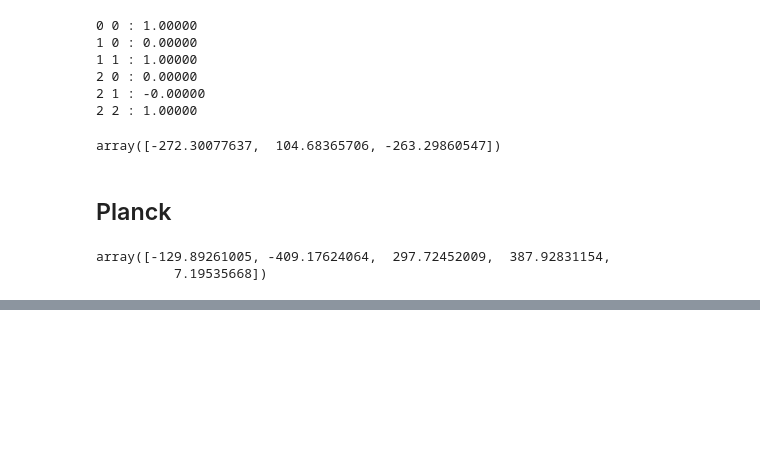
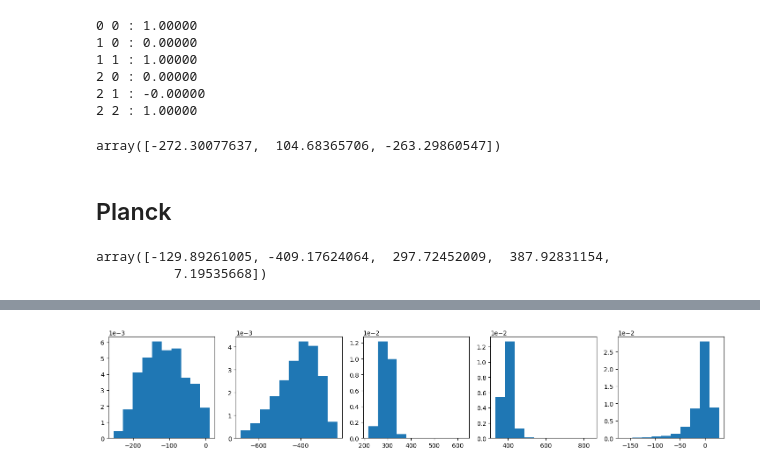
Before and after one commit to Harry45/emuplanck, a Jupyter notebook: playground.ipynb, the cells around one changed output, grey strips where cells are left out. Drawn from its saved outputs; the diff is of its cells as text; code cells hidden in the pictures; blank space fills up the shorter version.

```diff
--- a/playground.ipynb
+++ b/playground.ipynb
@@ -1326,7 +1353,0 @@ def inverse_transform(point, power_transformer):
-# %%
-points_trans = []
-transformers = []
-for i in range(5):
-    points, transformer = forward_transform(moped_coeffs[:,i])
-    transformers.append(transformer)
-    points_trans.append(points)
@@ -1352,0 +1366,9 @@ plt.show()
+# %%
+plt.figure(figsize = (18,3))
+for i in range(5):
+    plt.subplot(int(f'15{i+1}'))
+    plt.hist(moped_coeffs[:,i], density = True)
+    plt.ticklabel_format(axis='y', style='sci', scilimits=(0,4))
+plt.show()
+# %% [output]
+[figure, added]
```
Also changed, not shown: parts of 47 cells of this notebook, 17 other files.
